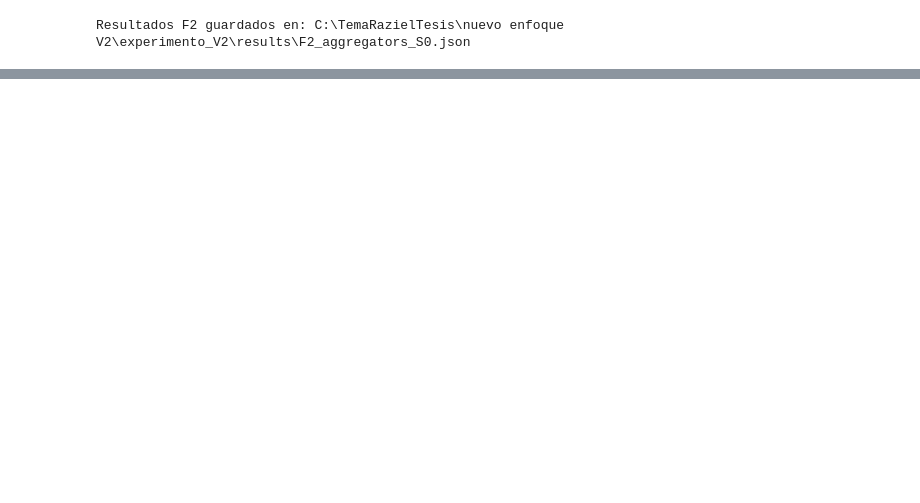
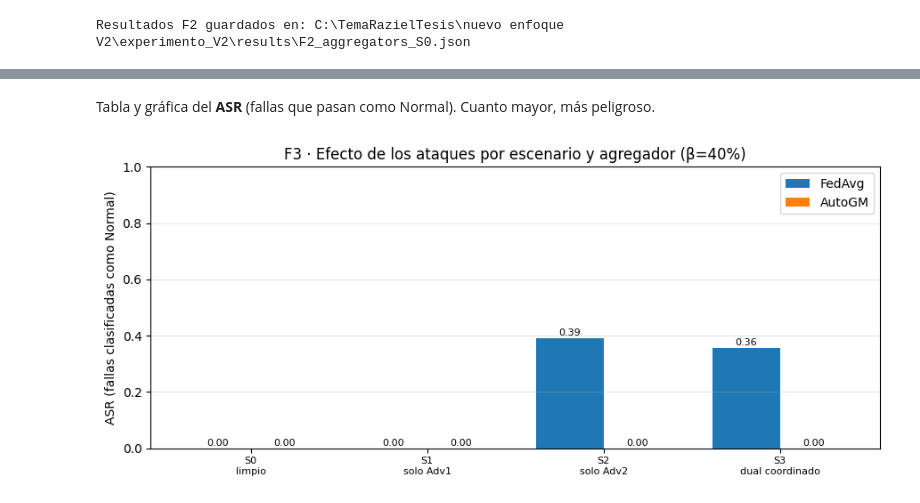
Before and after one commit to jaimelopezm-star/fl-fdd-dual-adversary, a Jupyter notebook: experimento_V2.ipynb, the cells around one changed output, grey strips where cells are left out. Cells and saved outputs as stored; diff of their text form; code cells hidden in the pictures; blank space fills up the shorter version.

```diff
--- a/experimento_V2.ipynb
+++ b/experimento_V2.ipynb
@@ -399,0 +450,23 @@ Resultados F2 guardados en: C:\TemaRazielTesis\nuevo enfoque V2\experimento_V2\r
+# %% [markdown]
+Tabla y gráfica del **ASR** (fallas que pasan como Normal). Cuanto mayor, más peligroso.
+# %%
+import numpy as np
+
+scenarios = ["S0", "S1", "S2", "S3"]
+labels = [f"{s}\n{SCENARIOS[s].split('(')[0].strip()}" for s in scenarios]
+
+fig, ax = plt.subplots(figsize=(9, 4))
+width = 0.38
+xpos = np.arange(len(scenarios))
+for i, aggname in enumerate(AGG_F3):
+    asr = [grid[aggname][s]["ASR"] for s in scenarios]
+    bars = ax.bar(xpos + (i - 0.5) * width, asr, width, label=aggname)
+    for b, v in zip(bars, asr):
+        ax.text(b.get_x() + b.get_width()/2, v + 0.01, f"{v:.2f}", ha="center", fontsize=8)
+ax.set_xticks(xpos); ax.set_xticklabels(labels, fontsize=8)
+ax.set_ylabel("ASR (fallas clasificadas como Normal)")
+ax.set_title("F3 · Efecto de los ataques por escenario y agregador (β=%.0f%%)" % (100*CFG['n_malicious']/CFG['n_clients']))
+ax.set_ylim(0, 1); ax.legend(); ax.grid(axis="y", alpha=0.3)
+fig.tight_layout(); plt.show()
+# %% [output]
+[figure, added]
```
Also changed, not shown: parts of 8 cells of this notebook, 11 other files.
